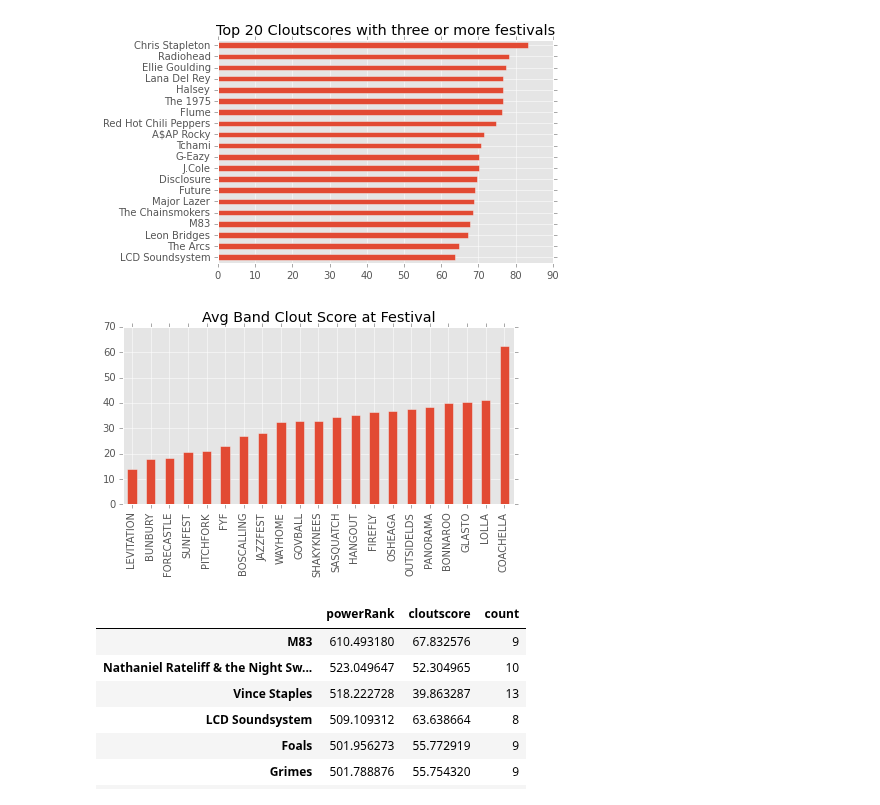
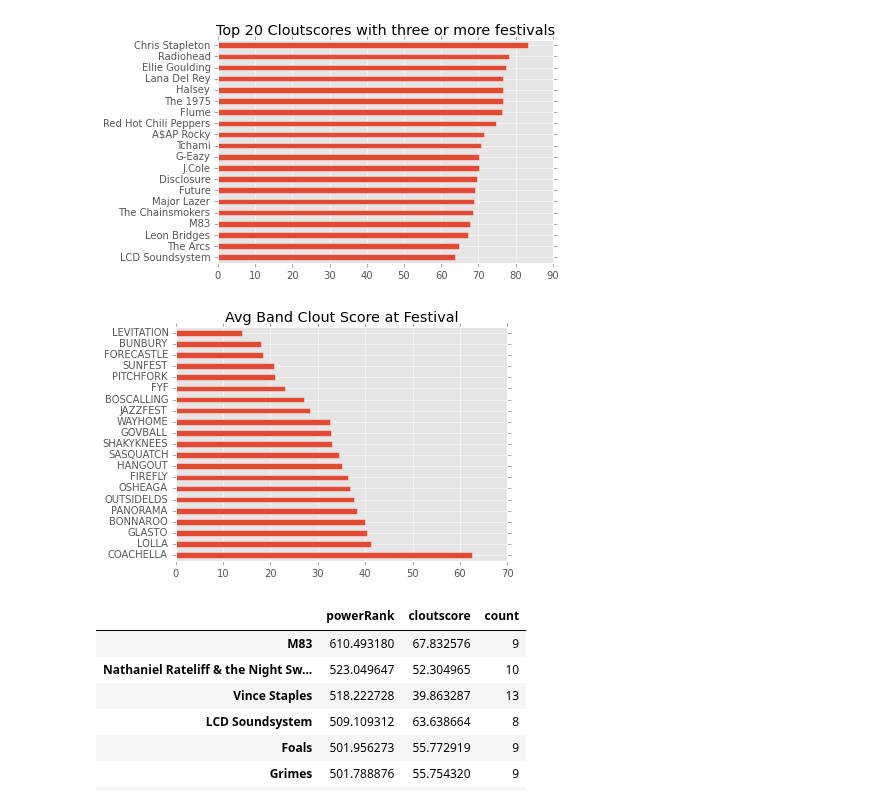
Before and after one commit to hunterowens/hunterowens.github.io, a Jupyter notebook: notebooks/new_power_ranks.ipynb, the cells around one changed output. Cells and saved outputs as stored; diff of their text form; code cells hidden in the pictures.

```diff
--- a/notebooks/new_power_ranks.ipynb
+++ b/notebooks/new_power_ranks.ipynb
@@ -283,12 +283,12 @@ for fest in df.columns:
         sum_fest_clouts += power_rank_df['cloutscore'][artist]
     clout_s[fest] = sum_fest_clouts / len(artists_in_fest)
 # %%
-ax = clout_s.sort_values().plot(kind='bar',
+ax = clout_s.sort_values(ascending=False).plot(kind='barh',
                           title='Avg Band Clout Score at Festival')
 plt.tight_layout()
 ax.get_figure().savefig('./festival_extras/avgbandclout.svg')
 # %% [output]
-[figure, old version]
+[figure, new version]
 # %%
 power_rank_df.sort_values('powerRank', ascending=False)
 # %% [output]
```
Also changed, not shown: parts of 6 cells of this notebook, 7 other files.
